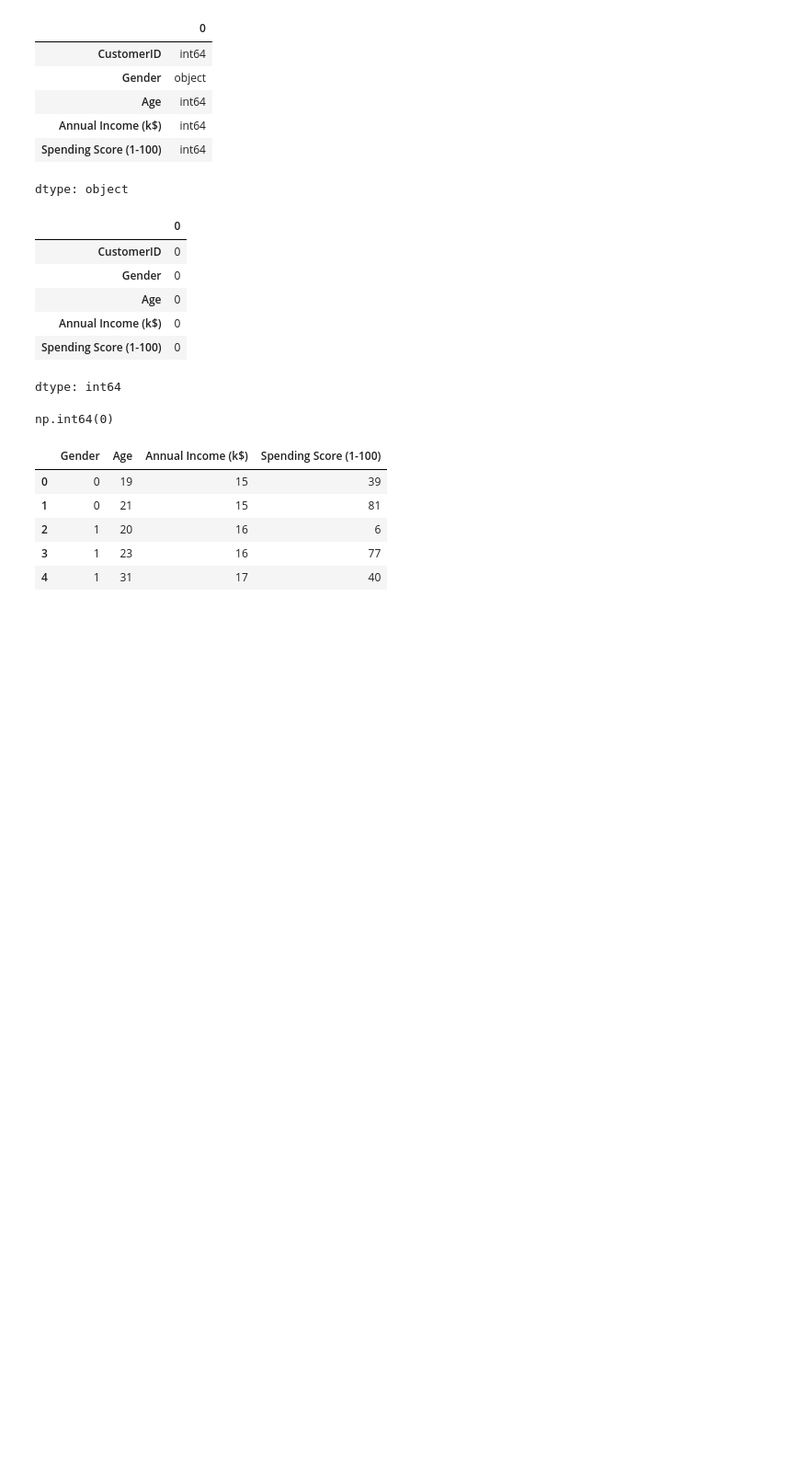
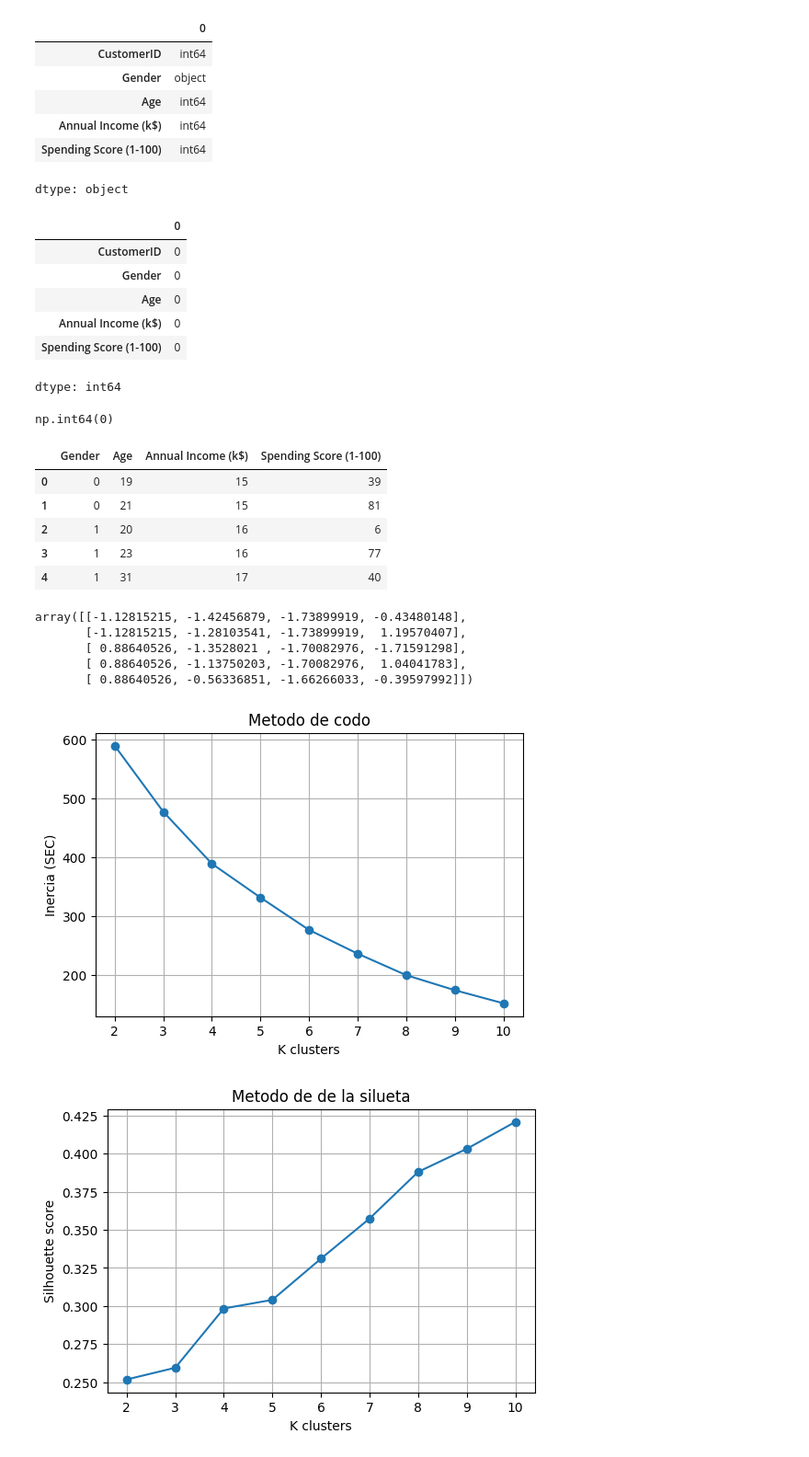
Before and after one commit to MattZG/Portafolio, a Jupyter notebook: Modulo_7.ipynb, the cells around one changed output. Shown: that part at 92% size. Drawn from its saved outputs; the diff is of its cells as text; code cells hidden in the pictures; blank space fills up the shorter version.

```diff
--- a/Modulo_7.ipynb
+++ b/Modulo_7.ipynb
@@ -210,0 +210,59 @@ from sklearn.decomposition import PCA
+# %%
+ss = StandardScaler()
+X_scaled = ss.fit_transform(X)
+
+X_scaled[:5]
+# %% [output]
+array([[-1.12815215, -1.42456879, -1.73899919, -0.43480148],
+       [-1.12815215, -1.28103541, -1.73899919,  1.19570407],
+       [ 0.88640526, -1.3528021 , -1.70082976, -1.71591298],
+       [ 0.88640526, -1.13750203, -1.70082976,  1.04041783],
+       [ 0.88640526, -0.56336851, -1.66266033, -0.39597992]])
+# %%
+from ast import arg
+inercia = []
+
+ks = range(2, 11)
+
+for k in ks:
+  km = KMeans(n_clusters = k, random_state = 42, n_init = 10)
+  km.fit(X_scaled)
+  inercia.append(km.inertia_)
+
+plt.figure(figsize = (6, 4))
+plt.plot(list(ks), inercia, marker = 'o')
+plt.xlabel('K clusters')
+plt.ylabel('Inercia (SEC)')
+plt.title('Metodo de codo')
+plt.grid()
+plt.show()
+
+silhouette_scores = []
+
+for k in ks:
+  km = KMeans(n_clusters = k, n_init = 10, random_state = 42)
+  etiquetas = km.fit_predict(X_scaled)
+  sil = silhouette_score(X_scaled, etiquetas)
+  silhouette_scores.append(sil)
+
+plt.figure(figsize = (6, 4))
+plt.plot(list(ks), silhouette_scores, marker = 'o')
+plt.xlabel('K clusters')
+plt.ylabel('Silhouette score')
+plt.title('Metodo de de la silueta')
+plt.grid()
+plt.show()
+
+best_k_sil = ks[int(np.argmax(silhouette_scores))]
+best_k_sil, max(silhouette_scores)
+
+#k_optimo = int(best_k_sil)
+k_optimo = 4
+km = KMeans(n_clusters = k_optimo, random_state = 42, n_init = 10)
+etiquetas = km.fit_predict(X_scaled)
+df_km = df2.copy()
+df_km['Cluster'] = etiquetas
+centroides = km.cluster_centers_
+# %% [output]
+[figure, added]
+[figure, added]
```
Also changed, not shown: parts of 11 cells of this notebook.
